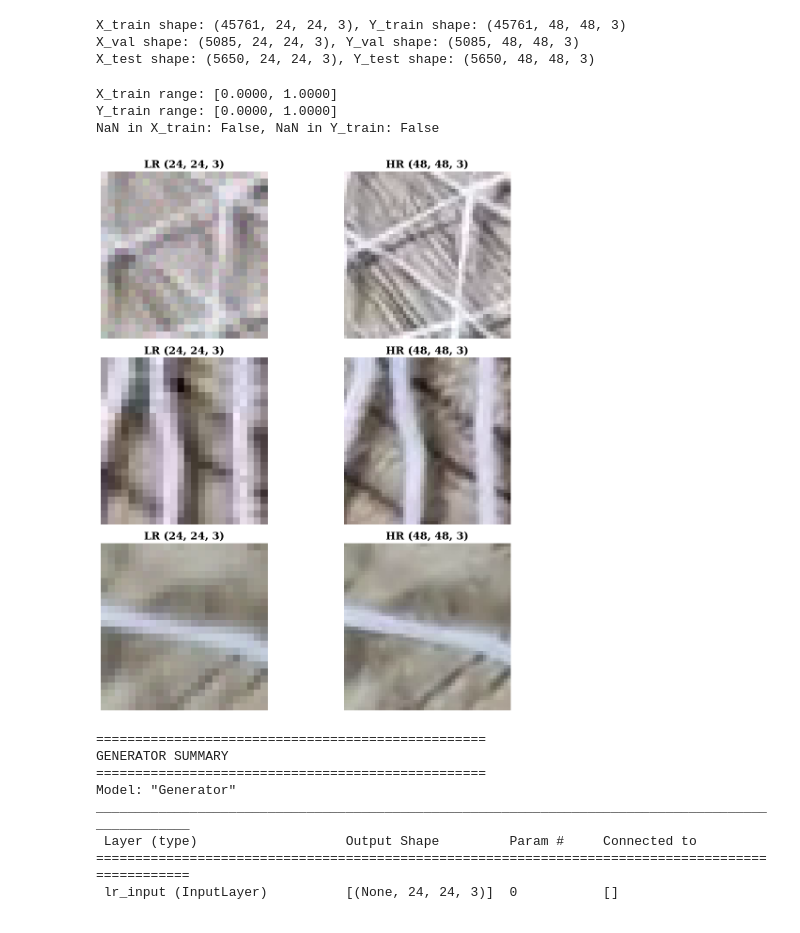
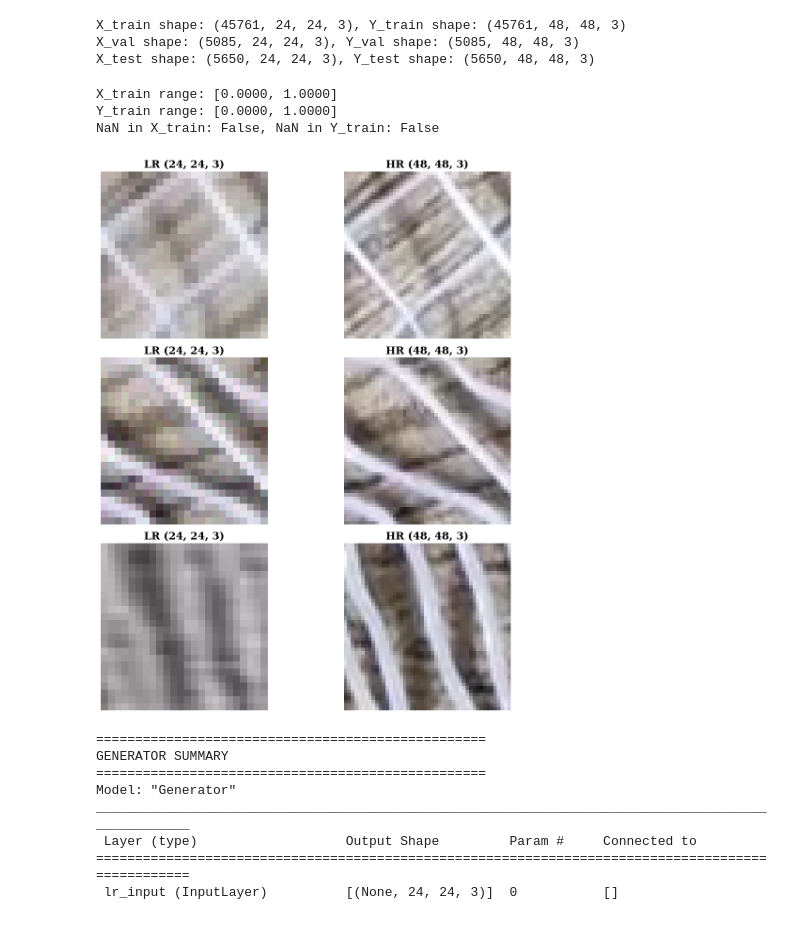
Before and after one commit to bgmanuel99/Super-Resolution-Images-for-3D-Printing-Defect-Detection, a Jupyter notebook: notebooks/6_esrgan.ipynb, the cells around one changed output. Drawn from its saved outputs; the diff is of its cells as text; code cells hidden in the pictures.

```diff
--- a/SRModels/deep_learning_models/ESRGAN.ipynb
+++ b/notebooks/6_esrgan.ipynb
@@ -37,21 +48,20 @@ for gpu in tf.config.experimental.list_physical_devices("GPU"):
     except Exception as e:
         print(f"Memory growth not set: {e}")
 # %%
-HR_ROOT = os.path.abspath(os.path.join(os.getcwd(), "../../data/images/HR"))
-LR_ROOT = os.path.abspath(os.path.join(os.getcwd(), "../../data/images/LR"))
-
+# The run directory is built from the same constant model_registry reads back
+# from, so writer and reader cannot end up on two different directories.
 timestamp = datetime.datetime.now().strftime("%Y%m%d_%H%M%S")
-directory = f"models/ESRGAN/ESRGAN_{timestamp}"
-grid_figures_directory = f"{directory}/grid_figures"
+directory = os.path.join(MODEL_FAMILY_ROOTS["ESRGAN"], f"ESRGAN_{timestamp}")
+grid_figures_directory = os.path.join(directory, "grid_figures")
 # %%
-X, Y = load_dataset_as_patches(HR_ROOT, LR_ROOT, mode="scale", patch_size=ESRGAN_PATCH_SIZE, stride=ESRGAN_STRIDE, scale_factor=ESRGAN_SCALE_FACTOR)
-
-# Reduce dataset size by percentage
-X = X[:int(len(X) * 0.5)]
-Y = Y[:int(len(Y) * 0.5)]
-
-X_train, X_test, Y_train, Y_test = train_test_split(X, Y, test_size=0.1, shuffle=True, random_state=RANDOM_SEED)
-X_train, X_val, Y_train, Y_val = train_test_split(X_train, Y_train, test_size=0.1, shuffle=True, random_state=RANDOM_SEED)
+X_train, Y_train, X_val, Y_val, X_test, Y_test = load_esrgan_dataset(
+    HR_ROOT,
+    LR_ROOT,
+    CLASS_LABELS_PATH,
+    patch_size=ESRGAN_PATCH_SIZE,
+    stride=ESRGAN_STRIDE,
+    scale_factor=ESRGAN_SCALE_FACTOR,
+)
 
 print(f"X_train shape: {X_train.shape}, Y_train shape: {Y_train.shape}")
 print(f"X_val shape: {X_val.shape}, Y_val shape: {Y_val.shape}")
@@ -61,36 +71,39 @@ X_train shape: (45761, 24, 24, 3), Y_train shape: (45761, 48, 48, 3)
 X_val shape: (5085, 24, 24, 3), Y_val shape: (5085, 48, 48, 3)
 X_test shape: (5650, 24, 24, 3), Y_test shape: (5650, 48, 48, 3)
 # %%
-# Verificar rangos
+# Check value ranges
 print(f"X_train range: [{np.min(X_train):.4f}, {np.max(X_train):.4f}]")
 print(f"Y_train range: [{np.min(Y_train):.4f}, {np.max(Y_train):.4f}]")
 print(f"NaN in X_train: {np.isnan(X_train).any()}, NaN in Y_train: {np.isnan(Y_train).any()}")
 
 # Define the font properties you want
 title_font = {
     'family': 'serif',
     'color':  'black',
     'weight': 'bold',
     'size': 16,
 }
 
-# Visualizar algunos pares aleatorios
+indices = [5, 10, 15]
+
+# Visualise a few random pairs
 fig, axes = plt.subplots(3, 2, figsize=(12, 12))
-for i in range(3):
-    idx = np.random.randint(0, len(X_train))
+for i, idx in enumerate(indices):
     axes[i, 0].imshow(X_train[idx])
     axes[i, 0].set_title(f"LR {X_train[idx].shape}", fontdict=title_font)
     axes[i, 0].axis('off')
 
     axes[i, 1].imshow(Y_train[idx])
     axes[i, 1].set_title(f"HR {Y_train[idx].shape}", fontdict=title_font)
     axes[i, 1].axis('off')
 
 plt.tight_layout()
+plt.savefig("ESRGAN_samples.eps", dpi=300, format='eps', bbox_inches='tight')
+plt.savefig("ESRGAN_samples.png", dpi=300, format='png', bbox_inches='tight')
 plt.show()
 # %% [output]
 X_train range: [0.0000, 1.0000]
 Y_train range: [0.0000, 1.0000]
 NaN in X_train: False, NaN in Y_train: False
-[figure, old version]
+[figure, new version]
 # %%
```
Also changed, not shown: parts of 6 cells of this notebook, 43 other files.
